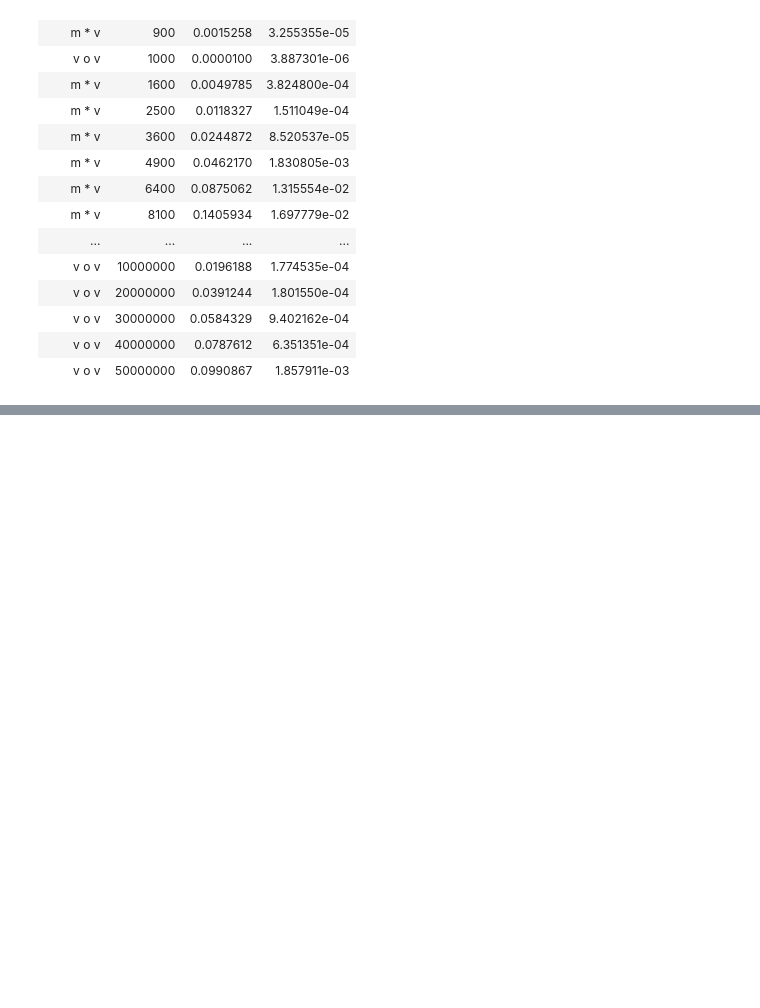
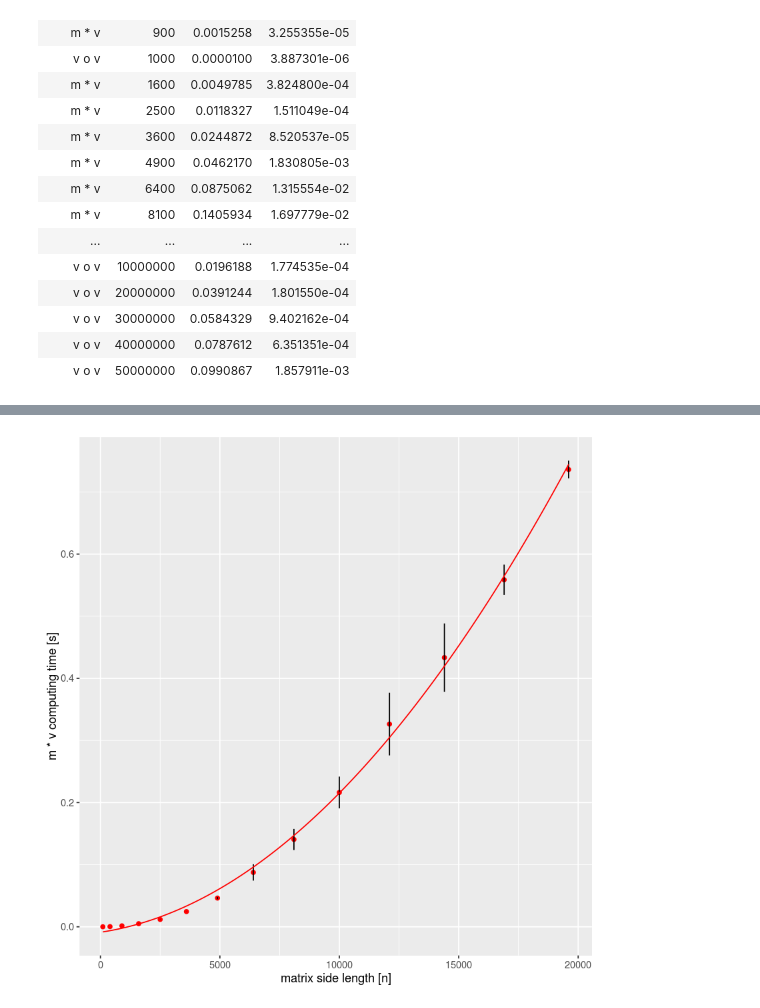
Before and after one commit to mszpyrka/MOWNIT-2018, a Jupyter notebook: zadanie4/zadanie4.ipynb, the cells around one changed output, grey strips where cells are left out. Saved outputs shown, nothing was run; the diff lists cells and outputs as text; code cells hidden in the pictures; blank space fills up the shorter version.

```diff
--- a/zadanie4/zadanie4.ipynb
+++ b/zadanie4/zadanie4.ipynb
@@ -95,0 +119,3 @@ avg_times
+# %%
+matrix_fit = lm(time ~ poly(size, 2, raw=TRUE), data=matrix_times)
+matrix_fit
@@ -95,0 +131,6 @@ avg_times
+# %%
+newdata = data.frame(size = seq(100,19600, length.out=250))
+newdata$time = predict(matrix_fit, newdata)
+matrix_plot + geom_line(data=newdata, aes(size,time), color="red")
+# %% [output]
+[figure, added]
```
Also changed, not shown: parts of 10 cells of this notebook.
